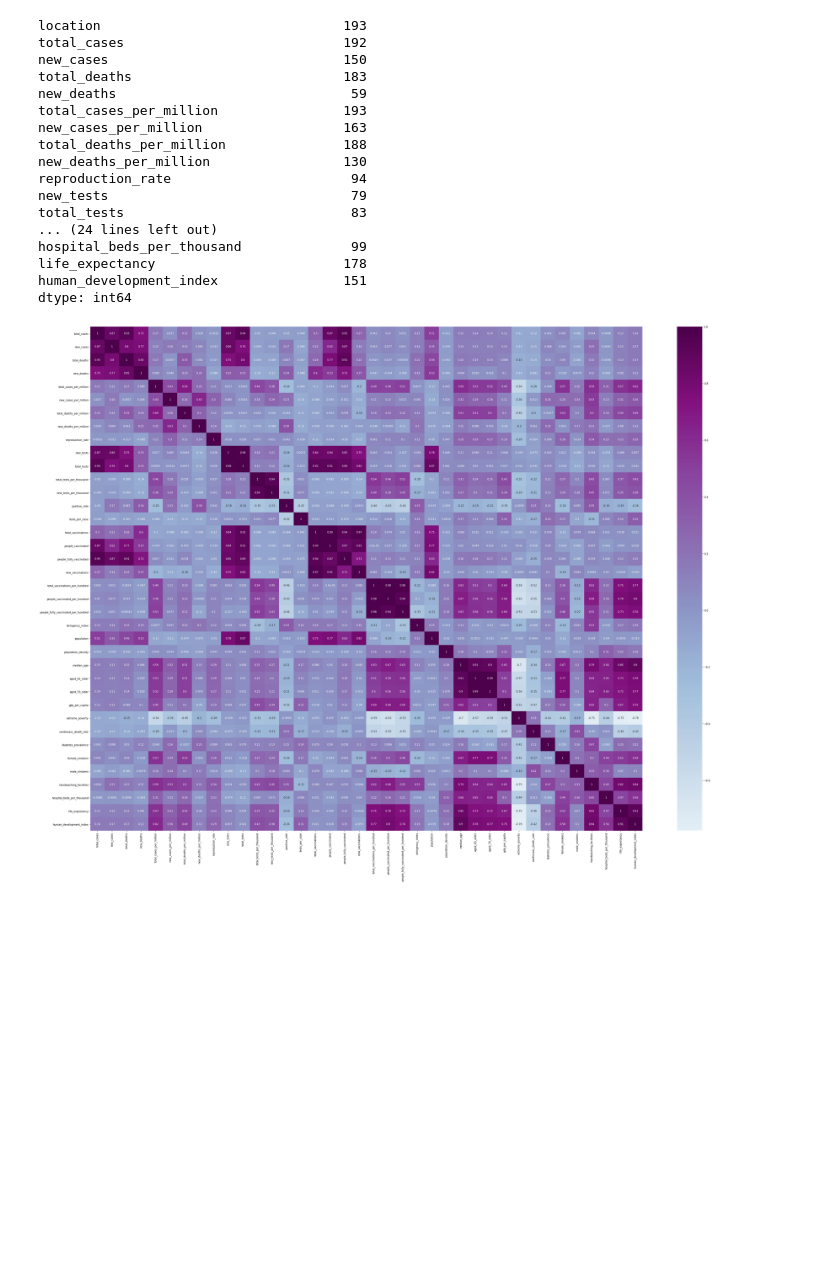
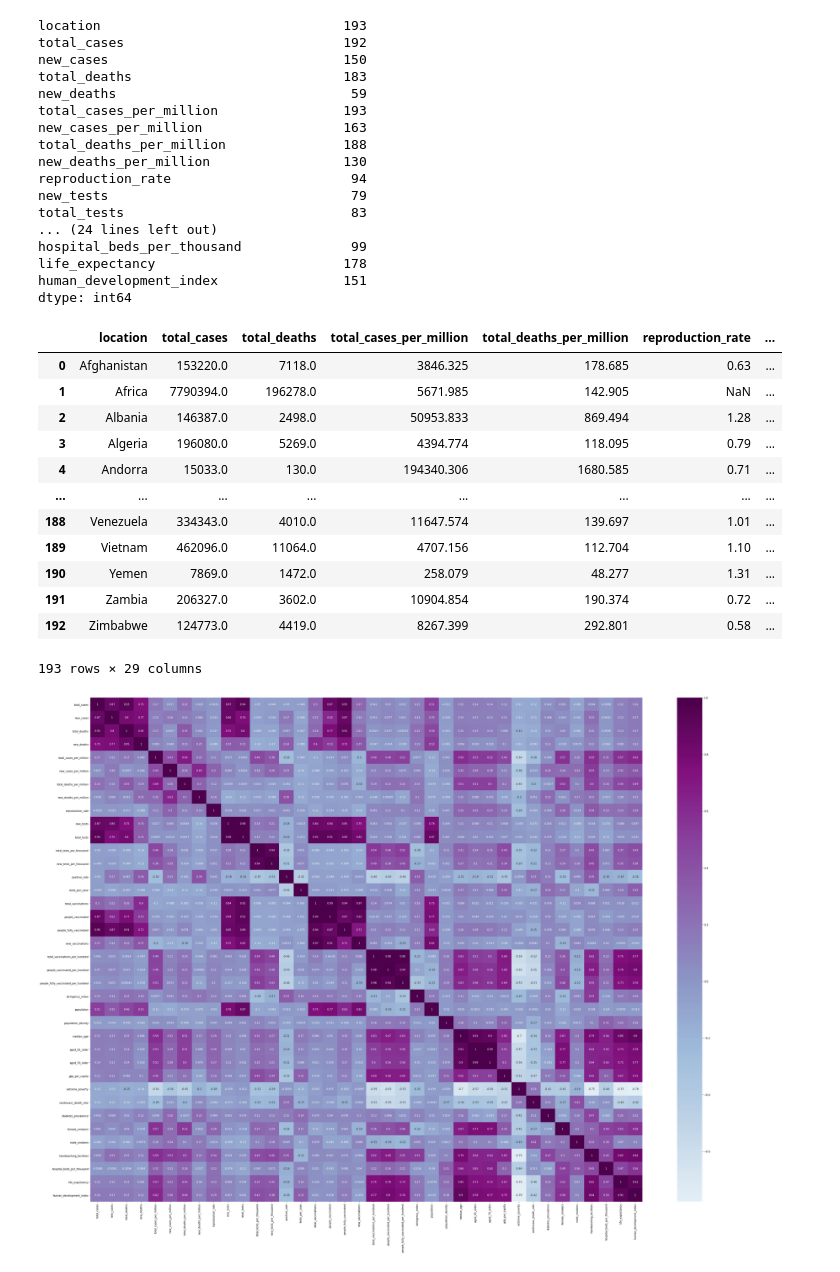
Before and after one commit to bazibuhejm/covid-19_data-set-Group-IV, a Jupyter notebook: owid_covid_data_clean.ipynb, the cells around one changed output. Saved outputs shown, nothing was run; the diff lists cells and outputs as text; code cells hidden in the pictures; blank space fills up the shorter version.

Commit message:
updates to data clean

```diff
--- a/owid_covid_data_clean.ipynb
+++ b/owid_covid_data_clean.ipynb
@@ -7,7 +7,7 @@ import tensorflow as tf
 
 #  Import and read the owid-covid-data.csv.
 import pandas as pd
-owid_df = pd.read_csv("owid-covid-data.csv")
+owid_df = pd.read_csv("data_Uncleaned\owid-covid-data.csv")
 owid_df.head()
 # %% [output]
 |  | iso_code | continent | location | date | total_cases | new_cases | new_cases_smoothed | total_deaths | ... |
@@ -396,4 +398,22 @@ hospital_beds_per_thousand              99
 life_expectancy                        178
 human_development_index                151
 dtype: int64
+# %%
+final_df = filtered_df.drop([ 'total_tests_per_thousand','new_tests_per_thousand','new_tests','total_tests','new_deaths_per_million','new_cases_per_million','new_vaccinations','stringency_index','new_cases','new_deaths'],axis = 1)
+# %%
+final_df
+# %% [output]
+|  | location | total_cases | total_deaths | total_cases_per_million | total_deaths_per_million | reproduction_rate | ... |
+| 0 | Afghanistan | 153220.0 | 7118.0 | 3846.325 | 178.685 | 0.63 | ... |
+| 1 | Africa | 7790394.0 | 196278.0 | 5671.985 | 142.905 | NaN | ... |
+| 2 | Albania | 146387.0 | 2498.0 | 50953.833 | 869.494 | 1.28 | ... |
+| 3 | Algeria | 196080.0 | 5269.0 | 4394.774 | 118.095 | 0.79 | ... |
+| 4 | Andorra | 15033.0 | 130.0 | 194340.306 | 1680.585 | 0.71 | ... |
+| ... | ... | ... | ... | ... | ... | ... | ... |
+| 188 | Venezuela | 334343.0 | 4010.0 | 11647.574 | 139.697 | 1.01 | ... |
+| 189 | Vietnam | 462096.0 | 11064.0 | 4707.156 | 112.704 | 1.10 | ... |
+| 190 | Yemen | 7869.0 | 1472.0 | 258.079 | 48.277 | 1.31 | ... |
+| 191 | Zambia | 206327.0 | 3602.0 | 10904.854 | 190.374 | 0.72 | ... |
+| 192 | Zimbabwe | 124773.0 | 4419.0 | 8267.399 | 292.801 | 0.58 | ... |
+193 rows × 29 columns
 # %%
```
Also changed, not shown: parts of 2 cells of this notebook, 2 other files.
